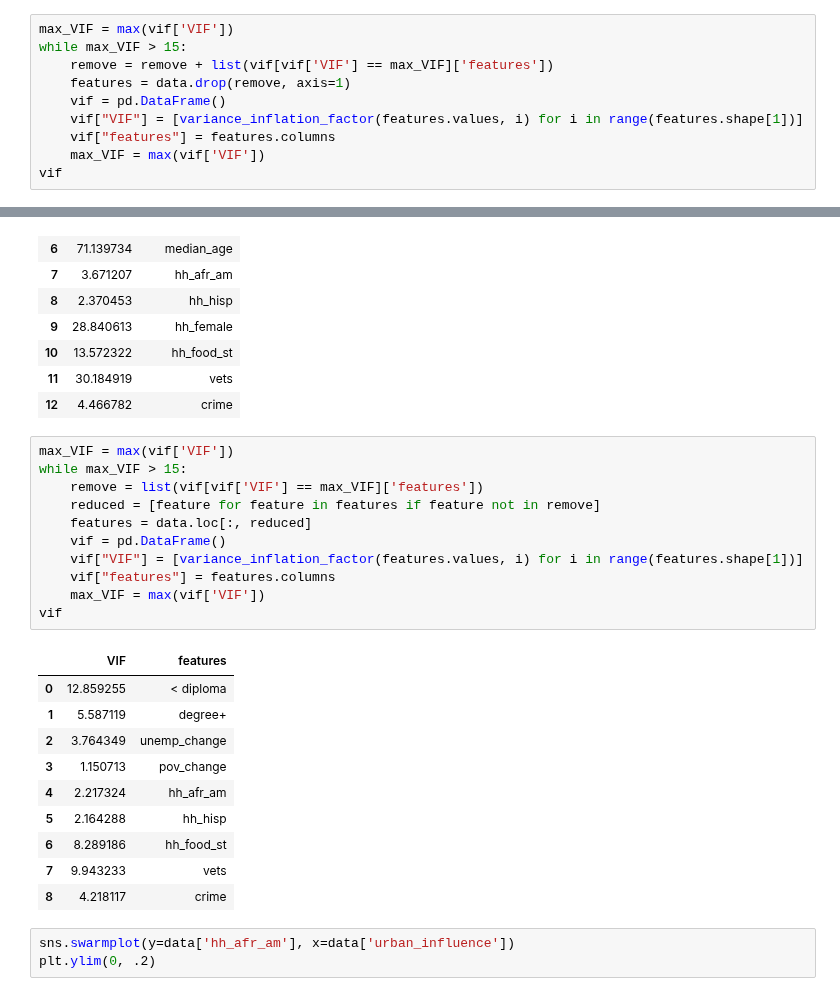
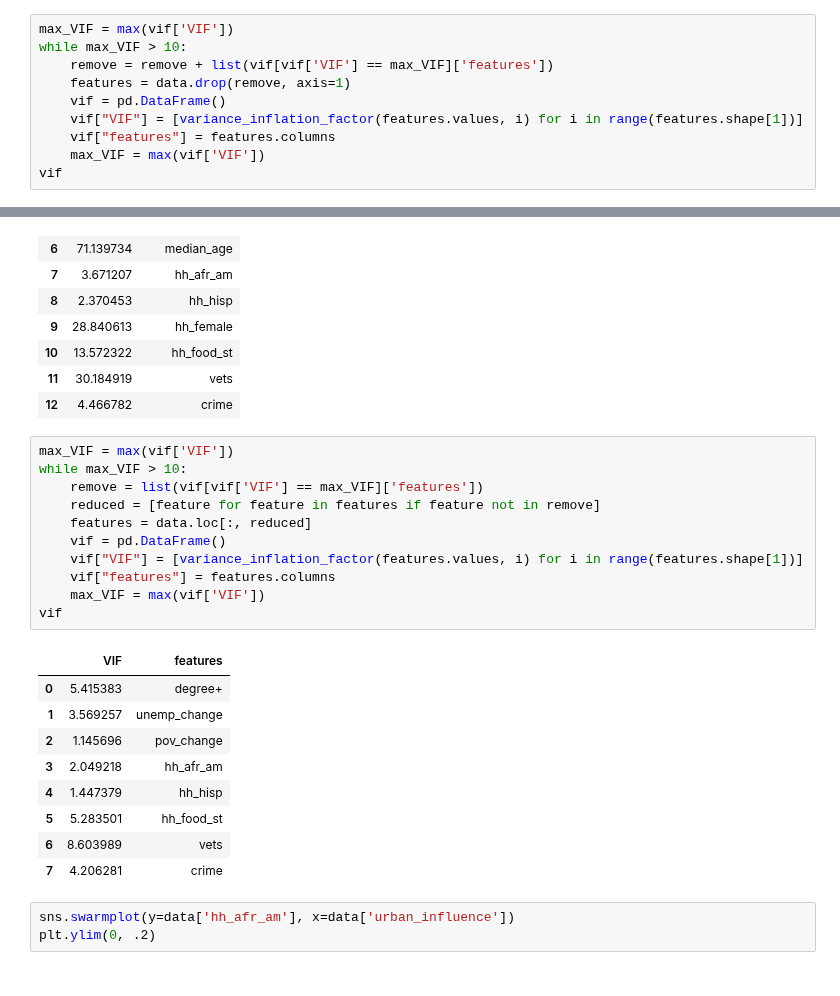
Before and after one commit to vincegiorno/drug_deaths, a Jupyter notebook: drug_deaths.ipynb, the cells around one changed output, grey strips where cells are left out. Saved outputs shown, nothing was run; the diff lists cells and outputs as text.

```diff
--- a/drug_deaths.ipynb
+++ b/drug_deaths.ipynb
@@ -457,7 +485,7 @@ vif
 | 16 | 4.640893 | crime |
 # %%
 max_VIF = max(vif['VIF'])
-while max_VIF > 15:
+while max_VIF > 10:
     remove = remove + list(vif[vif['VIF'] == max_VIF]['features'])
     features = data.drop(remove, axis=1)
     vif = pd.DataFrame()
@@ -650,26 +675,25 @@ vif
 | 12 | 4.466782 | crime |
 # %%
 max_VIF = max(vif['VIF'])
-while max_VIF > 15:
+while max_VIF > 10:
     remove = list(vif[vif['VIF'] == max_VIF]['features'])
     reduced = [feature for feature in features if feature not in remove]
     features = data.loc[:, reduced]
     vif = pd.DataFrame()
     vif["VIF"] = [variance_inflation_factor(features.values, i) for i in range(features.shape[1])]
     vif["features"] = features.columns
     max_VIF = max(vif['VIF'])
 vif
 # %% [output]
 |  | VIF | features |
-| 0 | 12.859255 | < diploma |
-| 1 | 5.587119 | degree+ |
-| 2 | 3.764349 | unemp_change |
-| 3 | 1.150713 | pov_change |
-| 4 | 2.217324 | hh_afr_am |
-| 5 | 2.164288 | hh_hisp |
-| 6 | 8.289186 | hh_food_st |
-| 7 | 9.943233 | vets |
-| 8 | 4.218117 | crime |
+| 0 | 5.415383 | degree+ |
+| 1 | 3.569257 | unemp_change |
+| 2 | 1.145696 | pov_change |
+| 3 | 2.049218 | hh_afr_am |
+| 4 | 1.447379 | hh_hisp |
+| 5 | 5.283501 | hh_food_st |
+| 6 | 8.603989 | vets |
+| 7 | 4.206281 | crime |
 # %%
 sns.swarmplot(y=data['hh_afr_am'], x=data['urban_influence'])
 plt.ylim(0, .2)
```
Also changed, not shown: parts of 88 cells of this notebook.
